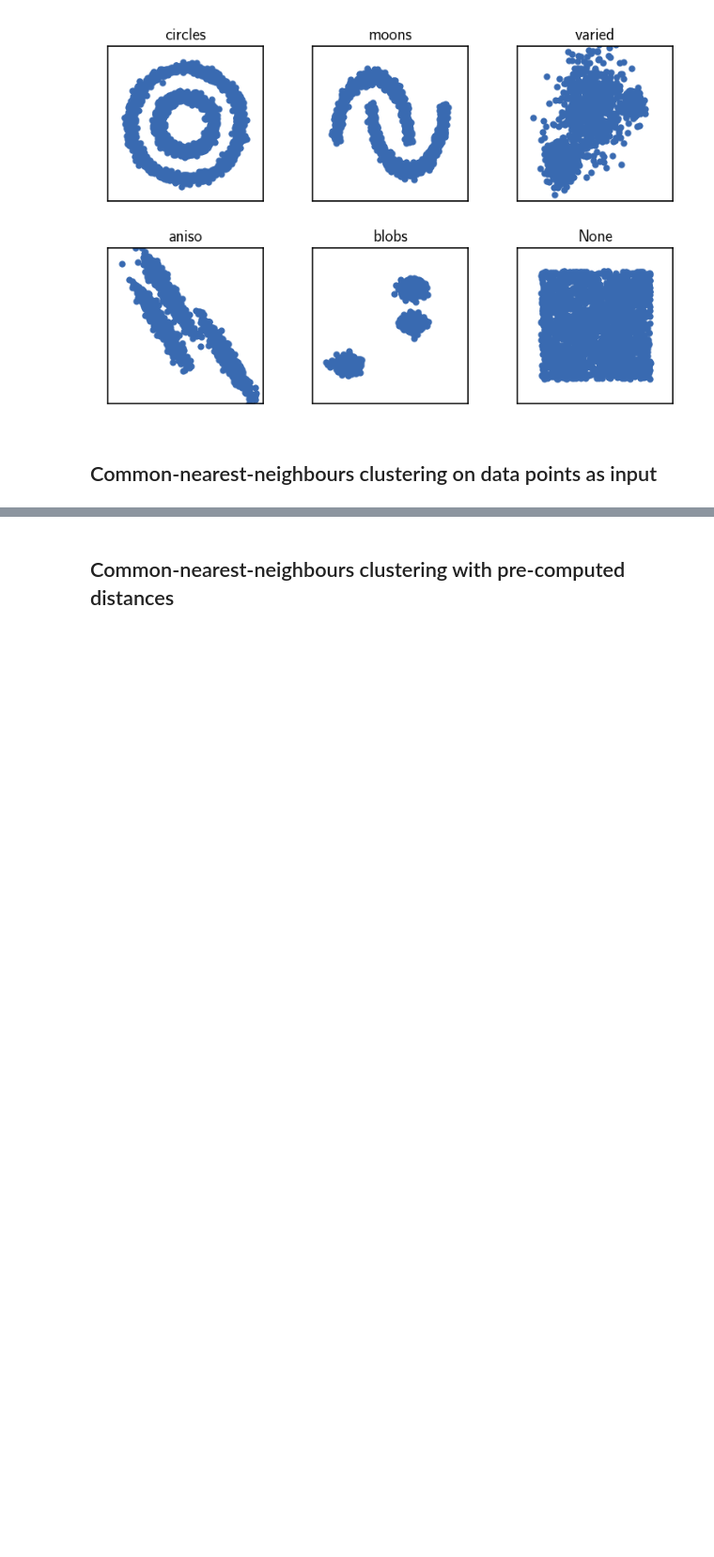
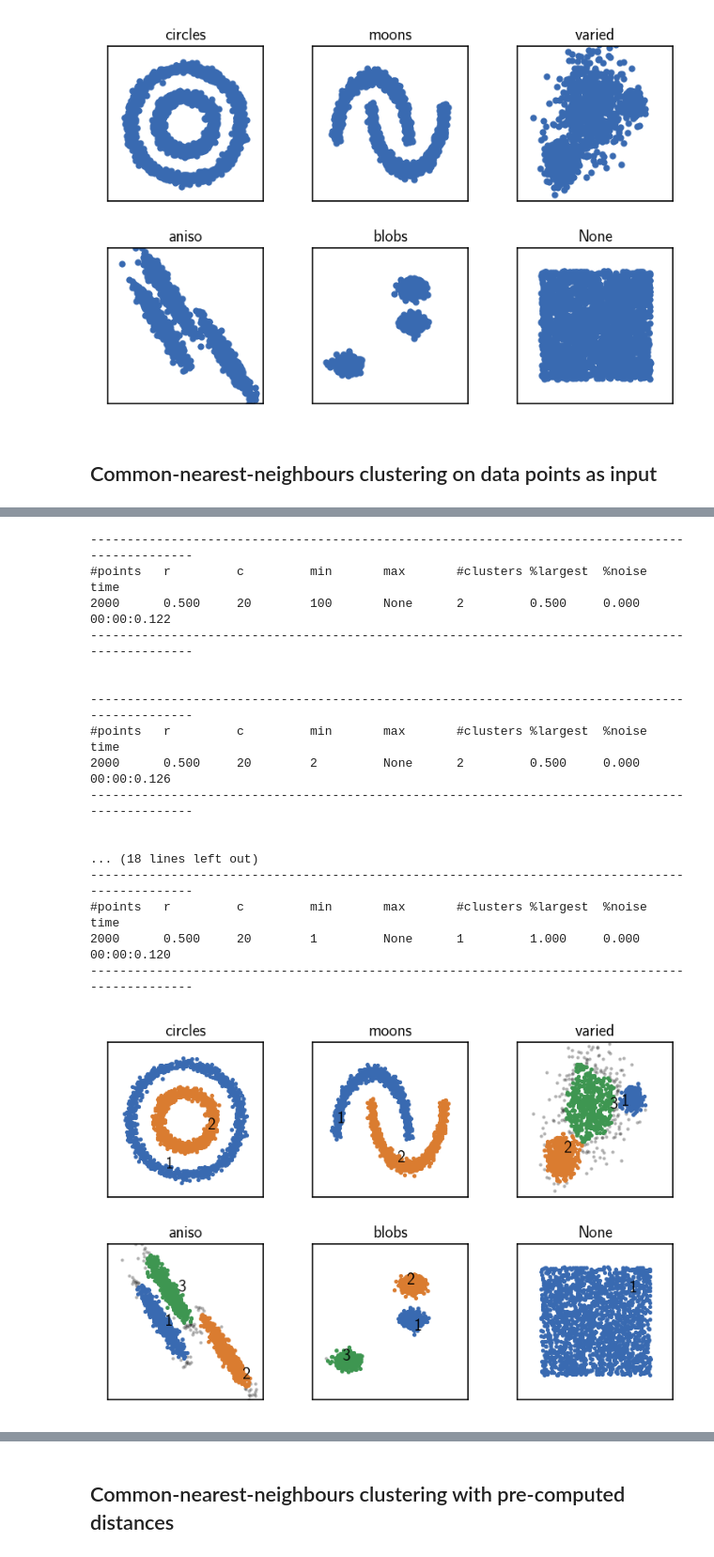
Before and after one commit to janjoswig/CommonNNClustering, a Jupyter notebook: docsrc/tutorial/scikit_learn_datasets.ipynb, the cells around one changed output, grey strips where cells are left out. Shown: that part at 94% size. Drawn from its saved outputs; the diff is of its cells as text; code cells hidden in the pictures; blank space fills up the shorter version.

```diff
--- a/docsrc/tutorial/scikit_learn_datasets.ipynb
+++ b/docsrc/tutorial/scikit_learn_datasets.ipynb
@@ -202,0 +273,12 @@ fig.subplots_adjust(
+# %%
+fitter = _fit.FitterExtBFS(
+    _types.NeighboursGetterExtBruteForce(
+        _types.DistanceGetterExtMetric(
+            _types.MetricExtEuclidean()
+            )
+        ),
+    _types.NeighboursExtVector(),
+    _types.NeighboursExtVector(),
+    _types.SimilarityCheckerExtContains(),
+    _types.QueueExtFIFOQueue(),
+    )
@@ -202,0 +301,42 @@ fig.subplots_adjust(
+# %%
+fig, ax = plt.subplots(2, 3)
+Ax = ax.flatten()
+
+for count, (name, data, params) in enumerate(dsets):
+
+    # Fit all datasets to the same value range
+    data = StandardScaler().fit_transform(data)
+
+    clustering = cluster.prepare_clustering(data, **recipe)
+    clustering._fitter = fitter
+
+    # Calculate neighbours brute force
+    clustering.fit(**params)
+    print()
+
+    clustering.evaluate(ax=Ax[count], annotate_pos="random")
+    Ax[count].set(**ax_props)
+    Ax[count].set_title(f'{name}', fontsize=10, pad=4)
+
+fig.subplots_adjust(
+    left=0, right=1, bottom=0, top=1, wspace=0.1, hspace=0.3
+    )
+# %% [output]
+-----------------------------------------------------------------------------------------------
+#points   r         c         min       max       #clusters %largest  %noise    time
+2000      0.500     20        100       None      2         0.500     0.000     00:00:0.122
+-----------------------------------------------------------------------------------------------
+
+
+-----------------------------------------------------------------------------------------------
+#points   r         c         min       max       #clusters %largest  %noise    time
+2000      0.500     20        2         None      2         0.500     0.000     00:00:0.126
+-----------------------------------------------------------------------------------------------
+
+
+... (18 lines left out)
+-----------------------------------------------------------------------------------------------
+#points   r         c         min       max       #clusters %largest  %noise    time
+2000      0.500     20        1         None      1         1.000     0.000     00:00:0.120
+-----------------------------------------------------------------------------------------------
+[figure, added]
```
Also changed, not shown: parts of 18 cells of this notebook, 14 other files.
